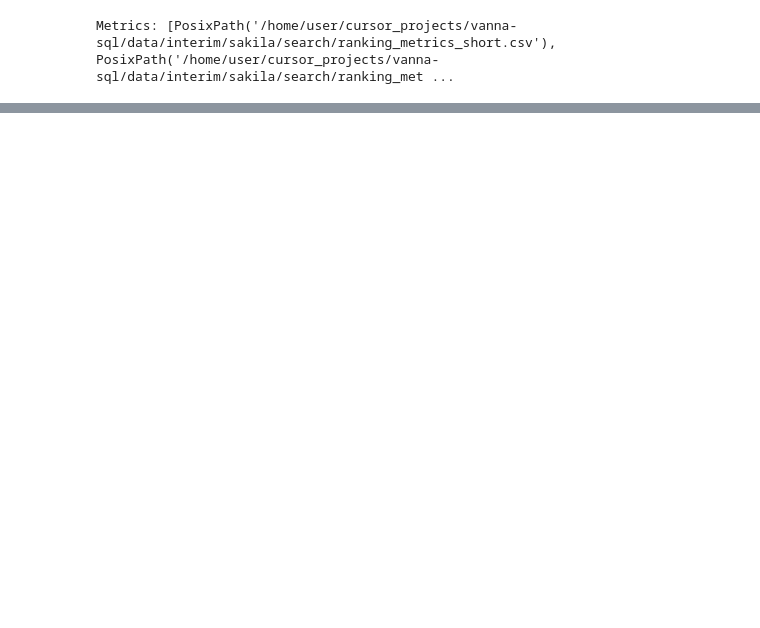
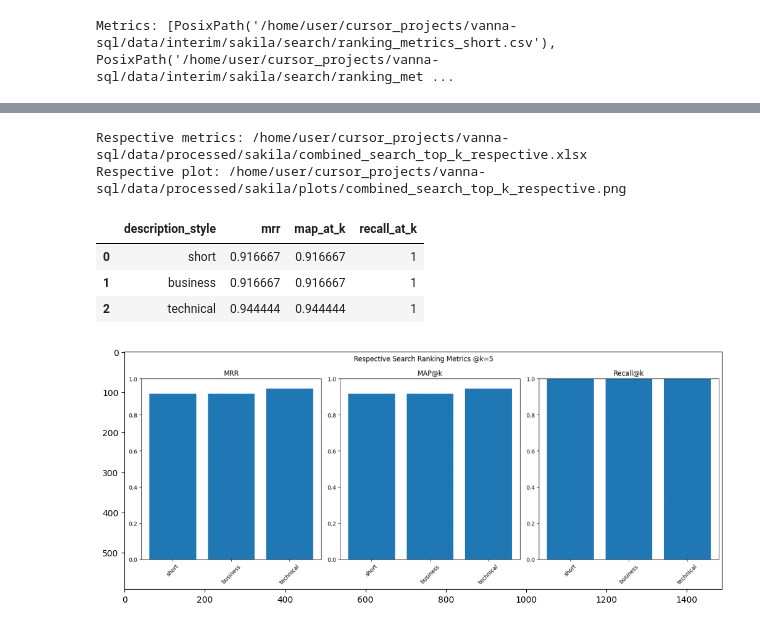
Before and after one commit to dvorobej/vanna-sql, a Jupyter notebook: notebooks/experiments/3_search_evaluation.ipynb, the cells around one changed output, grey strips where cells are left out. Drawn from its saved outputs; the diff is of its cells as text; code cells hidden in the pictures; blank space fills up the shorter version.

```diff
--- a/notebooks/experiments/3_search_evaluation.ipynb
+++ b/notebooks/experiments/3_search_evaluation.ipynb
@@ -106,0 +134,24 @@ ranking_metrics_technical.csv
+# %%
+respective_metrics_path = combine_search_ranking_metrics(
+    metrics_paths=metrics_paths,
+    database_name=DATABASE_NAME,
+    column_mode="respective",
+)
+respective_plot_path = plot_combined_search_ranking_metrics(
+    respective_metrics_path,
+    column_mode="respective",
+    k=5
+)
+print("Respective metrics:", respective_metrics_path)
+print("Respective plot:", respective_plot_path)
+display(pd.read_excel(respective_metrics_path))
+plt.figure(figsize=(15, 5))
+plt.imshow(mpimg.imread(respective_plot_path));
+# %% [output]
+Respective metrics: /home/user/cursor_projects/vanna-sql/data/processed/sakila/combined_search_top_k_respective.xlsx
+Respective plot: /home/user/cursor_projects/vanna-sql/data/processed/sakila/plots/combined_search_top_k_respective.png
+|  | description_style | mrr | map_at_k | recall_at_k |
+| 0 | short | 0.916667 | 0.916667 | 1 |
+| 1 | business | 0.916667 | 0.916667 | 1 |
+| 2 | technical | 0.944444 | 0.944444 | 1 |
+[figure, added]
```
Also changed, not shown: parts of 4 cells of this notebook, 8 other files.
